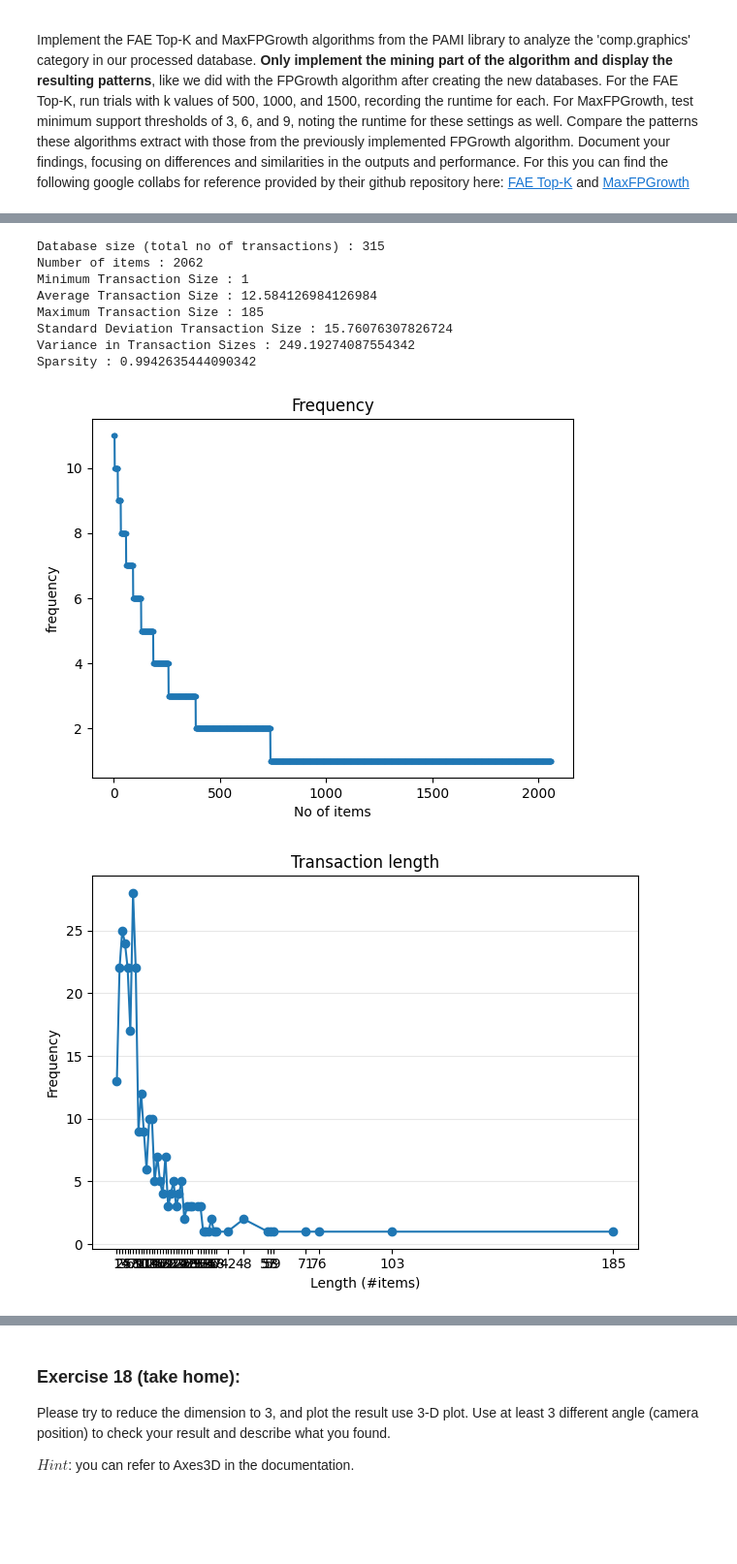
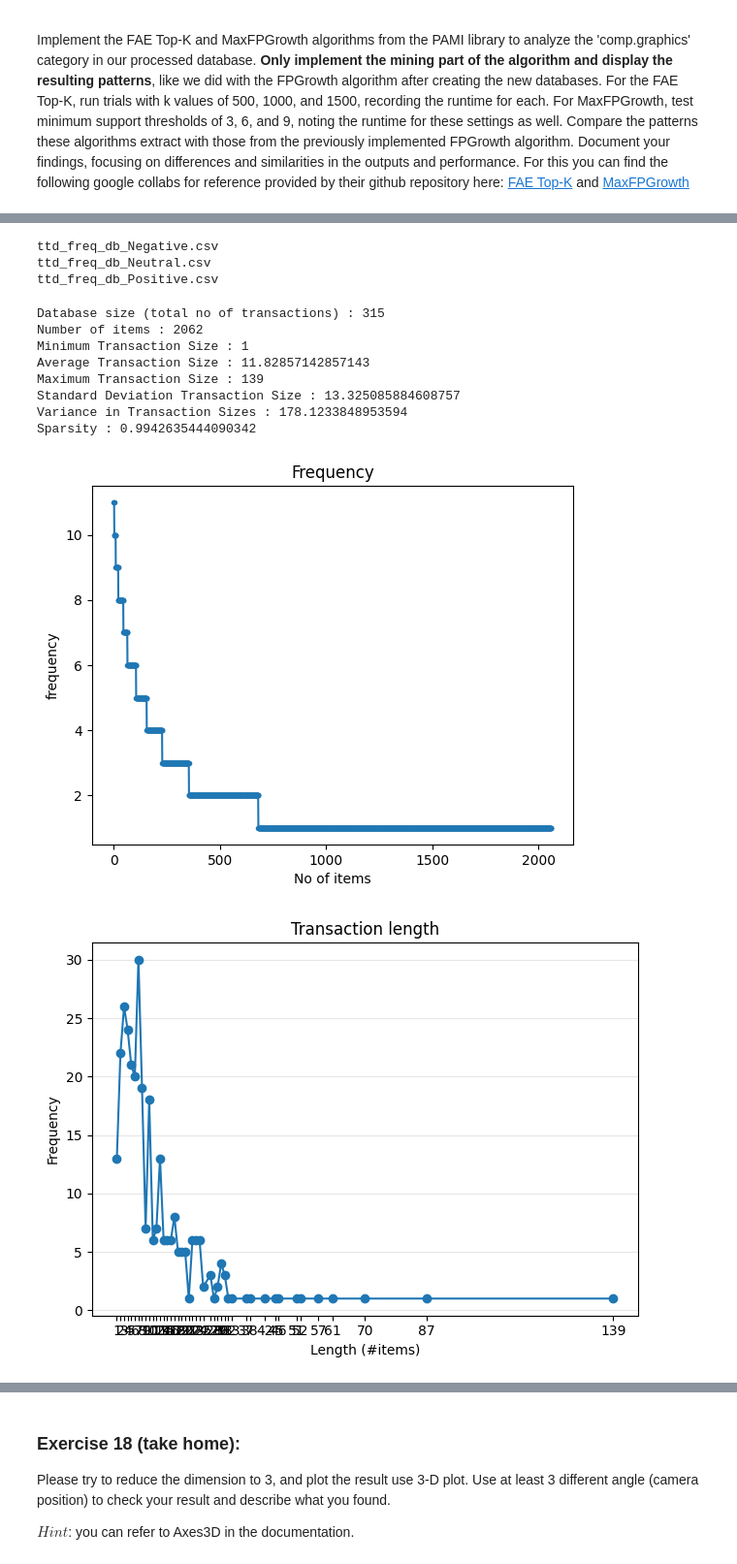
Before and after one commit to tsegayesemere/DM2025-Lab1-Exercise, a Jupyter notebook: DM2025-Lab1-Homework_new_dataset.ipynb, the cells around one changed output, grey strips where cells are left out. Shown at 97% size. Cells and saved outputs as stored; diff of their text form; code cells hidden in the pictures; blank space fills up the shorter version.

```diff
--- a/DM2025-Lab1-Homework_new_dataset.ipynb
+++ b/DM2025-Lab1-Homework_new_dataset.ipynb
@@ -673,17 +686,32 @@ for category in term_document_dfs:
+# %%
+
+from PAMI.extras.convert import denseDF2DB as db
+# Loop through the dictionary of term-document DataFrames
+for category in term_document_dfs:
+
+    # Create the DenseFormatDF object and convert to a transactional database
+    obj = db.denseDF2DB(term_document_dfs[category])
+
+    obj.convert2TransactionalDatabase(f'ttd_freq_db_{category}.csv', '>=', 1)
+    print(f'ttd_freq_db_{category}.csv')
+# %% [output]
+ttd_freq_db_Negative.csv
+ttd_freq_db_Neutral.csv
+ttd_freq_db_Positive.csv
 # %%
 from PAMI.extras.dbStats import TransactionalDatabase as tds
-obj = tds.TransactionalDatabase('td_freq_db_Negative.csv')
+obj = tds.TransactionalDatabase('ttd_freq_db_Negative.csv')
 obj.run()
 obj.printStats()
 obj.plotGraphs()
 # %% [output]
 Database size (total no of transactions) : 315
 Number of items : 2062
 Minimum Transaction Size : 1
-Average Transaction Size : 12.584126984126984
-Maximum Transaction Size : 185
-Standard Deviation Transaction Size : 15.76076307826724
-Variance in Transaction Sizes : 249.19274087554342
+Average Transaction Size : 11.82857142857143
+Maximum Transaction Size : 139
+Standard Deviation Transaction Size : 13.325085884608757
+Variance in Transaction Sizes : 178.1233848953594
 Sparsity : 0.9942635444090342
-[figure, old version]
+[figure, new version]
-[figure, old version]
+[figure, new version]
```
Also changed, not shown: parts of 52 cells of this notebook, 2 other files.
